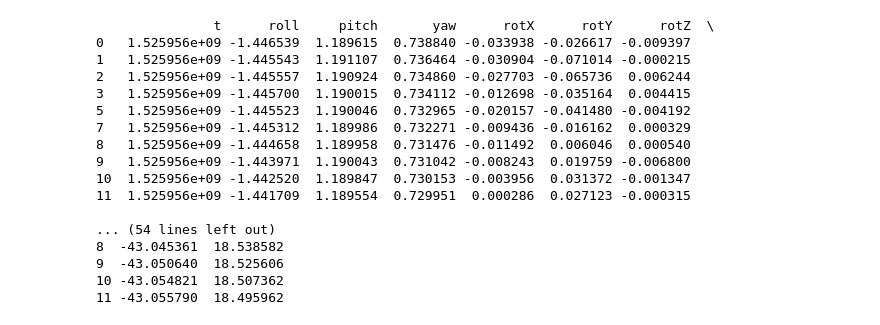
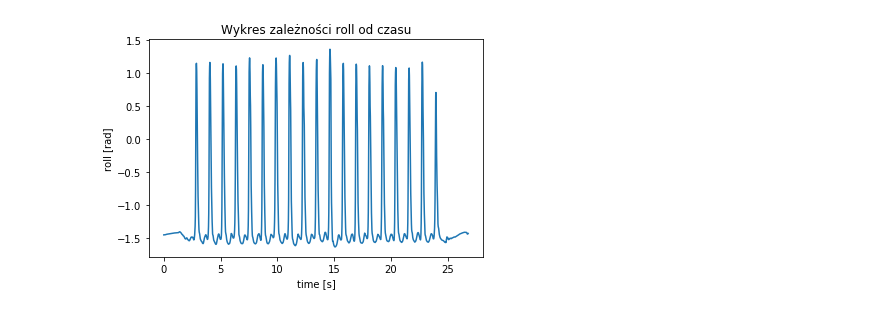
Before and after one commit to katarzynapi/glosowa_projekt, a Jupyter notebook: glosowa_projekt.ipynb, the cells around one changed output. Cells and saved outputs as stored; diff of their text form; code cells hidden in the pictures.

Commit message:
Projekt - 1.1
Import danych do pandas i numpy.

```diff
--- a/glosowa_projekt.ipynb
+++ b/glosowa_projekt.ipynb
@@ -1,39 +1,51 @@
 # %%
 #wczytywanie pliku .csv z aplikacji Power Sense
 import pandas as pd
+import numpy as np
+import matplotlib.pyplot as plt
 
 #zakres kolumn do wczytania
 cols = list(range(0,16))
 
+#PANDAS
+
 #wczytanie pliku
-df=pd.read_csv('15CH2L.csv', sep=',', header=0, usecols=cols)
+data_pd=pd.read_csv('15CH2L.csv', sep=',', header=0, usecols=cols)
 #pominięcie wierszy z NaN
-df=df.dropna()
+data_pd=data_pd.dropna()
 
 #zmiana nazw kolumn
-df.columns = ['t', 'roll', 'pitch', 'yaw', 'rotX', 'rotY', 'rotZ', 'gravityX', 'gravityY', 'gravityZ', 'accX', 'accY', 'accZ', 'magnetX', 'magnetY', 'magnetZ']
-#wypisanie pierwszych 10 wierszy
-#print(df.iloc[0:10,:])
+data_pd.columns = ['t', 'roll', 'pitch', 'yaw', 'rotX', 'rotY', 'rotZ', 'gravityX', 'gravityY', 'gravityZ',
+              'accX', 'accY', 'accZ', 'magnetX', 'magnetY', 'magnetZ']
 
 #rozpoczęcie liczenia czasu od 0
-df['t'] = df['t'] - min(df['t'])
+data_pd['t'] = data_pd['t'] - min(data_pd['t'])
 #wypisanie pierwszych 10 wierszy
-#print(df.iloc[0:10,:])
+#print(data_pd.iloc[0:10,:])
+
+#dostęp do kolumn
+#print(data_pd['rotZ']) #kolumna rotation Z
+#dostęp do wierszy
+#print(data_pd.values[0,:]) #pierwszy wiersz danych
+#dostęp do pojedynczej wartości
+#print(data_pd.values[4, 6]) #piąty wiersz, siódma kolumna -> rotation Z
+#dostęp do fragmetu tablicy
+#print(data_pd.values[0:2, 0:4]) # dwa pierwsze wiersze, cztery pierwsze kolumny ?
+
+
+#NUMPY
+
+#wczytanie pliku
+data_np = np.genfromtxt('15CH2L.csv', delimiter=',', skip_header=1, usecols=cols)
+#pominięcie wierszy z NaN
+data_np = data_np[~np.isnan(data_np).any(axis=1)]
+#rozpoczęcie liczenia czasu od 0
+data_np[:, 0] = data_np[:, 0] - min(data_np[:, 0])
+
+plt.plot(data_np[:, 0], data_np[:, 1])
+plt.xlabel('time [s]')
+plt.ylabel('roll [rad]')
+plt.title('Wykres zależności roll od czasu')
+plt.show()
 # %% [output]
-               t      roll     pitch       yaw      rotX      rotY      rotZ  \
-0   1.525956e+09 -1.446539  1.189615  0.738840 -0.033938 -0.026617 -0.009397
-1   1.525956e+09 -1.445543  1.191107  0.736464 -0.030904 -0.071014 -0.000215
-2   1.525956e+09 -1.445557  1.190924  0.734860 -0.027703 -0.065736  0.006244
-3   1.525956e+09 -1.445700  1.190015  0.734112 -0.012698 -0.035164  0.004415
-5   1.525956e+09 -1.445523  1.190046  0.732965 -0.020157 -0.041480 -0.004192
-7   1.525956e+09 -1.445312  1.189986  0.732271 -0.009436 -0.016162  0.000329
-8   1.525956e+09 -1.444658  1.189958  0.731476 -0.011492  0.006046  0.000540
-9   1.525956e+09 -1.443971  1.190043  0.731042 -0.008243  0.019759 -0.006800
-10  1.525956e+09 -1.442520  1.189847  0.730153 -0.003956  0.031372 -0.001347
-11  1.525956e+09 -1.441709  1.189554  0.729951  0.000286  0.027123 -0.000315
-
-... (54 lines left out)
-8  -43.045361  18.538582
-9  -43.050640  18.525606
-10 -43.054821  18.507362
-11 -43.055790  18.495962
+[figure, added]
```
